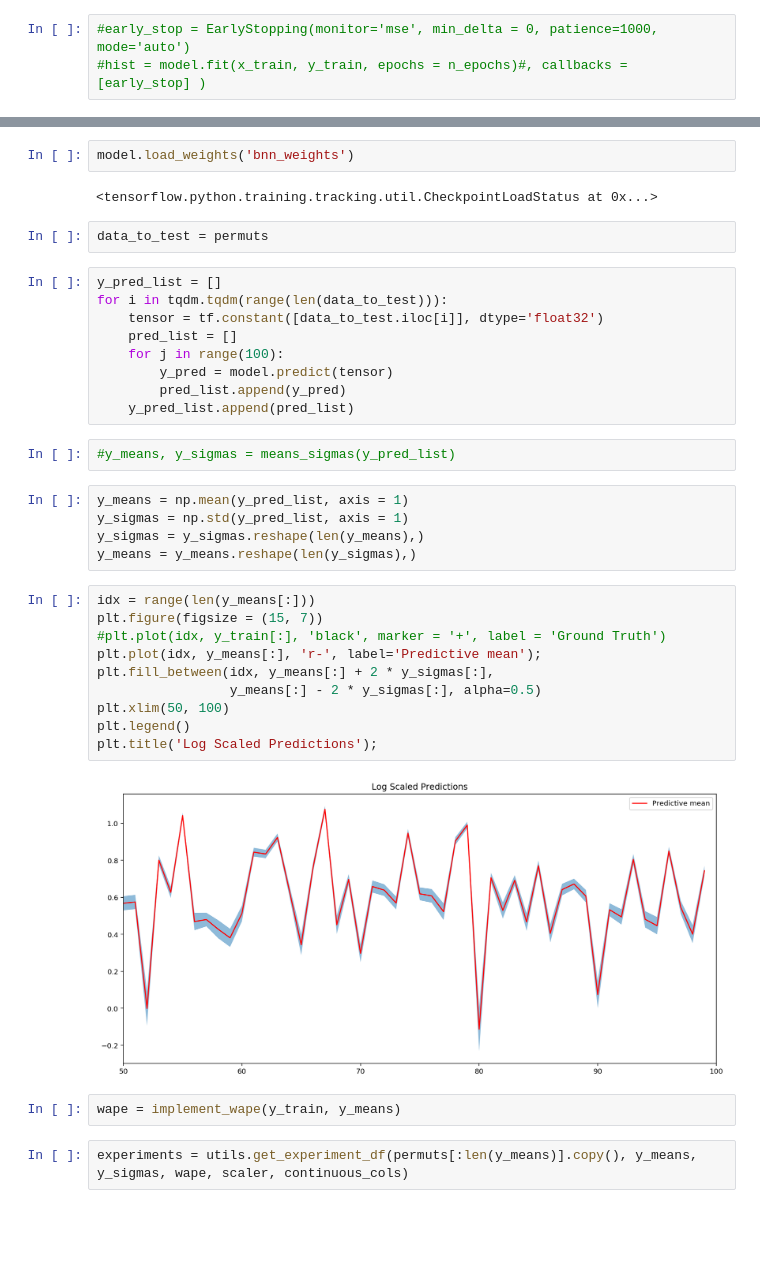
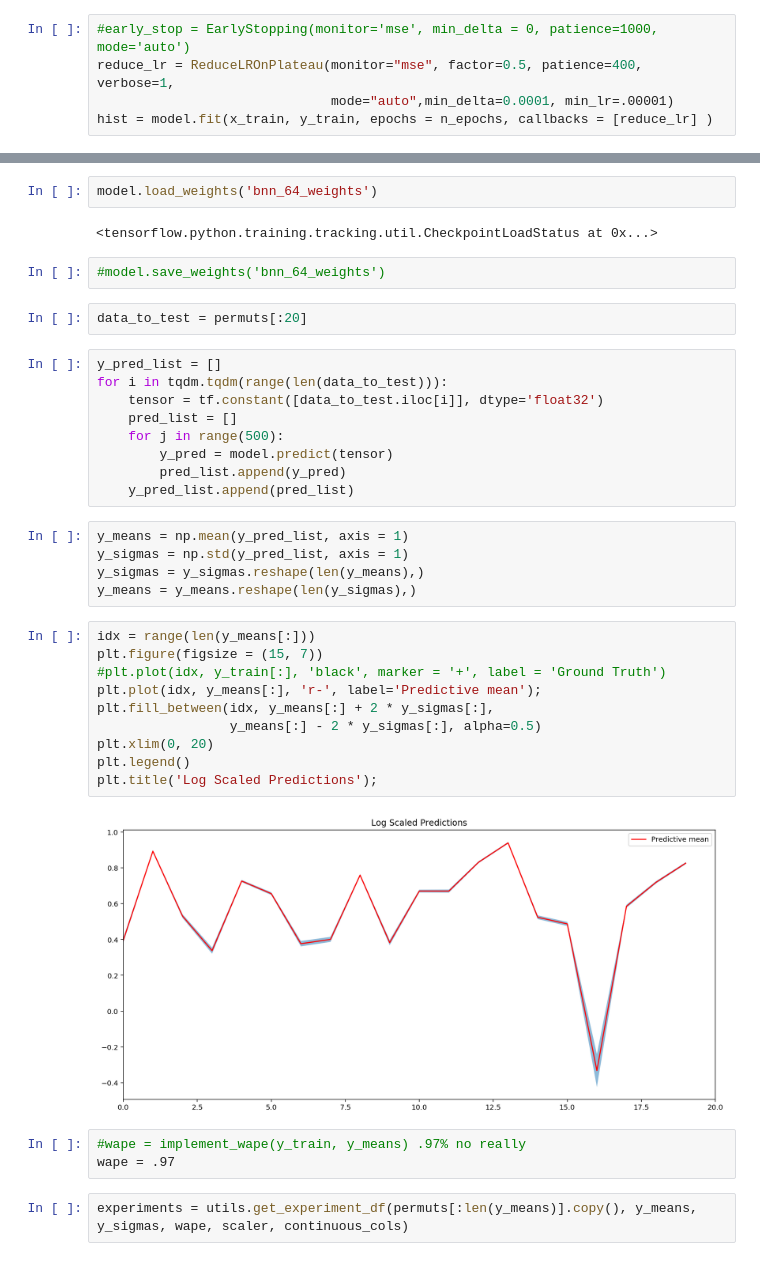
Before and after one commit to eric220/Grail, a Jupyter notebook: holy_grail_model.ipynb, the cells around one changed output, grey strips where cells are left out. Drawn from its saved outputs; the diff is of its cells as text; blank space fills up the shorter version.

Commit message:
new model arch

```diff
--- a/holy_grail_model.ipynb
+++ b/holy_grail_model.ipynb
@@ -176,4 +177,6 @@ Non-trainable params: 0
 __________________________________________________________________________________________________
 # %%
 #early_stop = EarlyStopping(monitor='mse', min_delta = 0, patience=1000, mode='auto')
-#hist = model.fit(x_train, y_train, epochs = n_epochs)#, callbacks = [early_stop] )
+reduce_lr = ReduceLROnPlateau(monitor="mse", factor=0.5, patience=400, verbose=1,
+                              mode="auto",min_delta=0.0001, min_lr=.00001)
+hist = model.fit(x_train, y_train, epochs = n_epochs, callbacks = [reduce_lr] )
@@ -180,20 +201,20 @@ ________________________________________________________________________________
 # %%
-model.load_weights('bnn_weights')
+model.load_weights('bnn_64_weights')
 # %% [output]
 <tensorflow.python.training.tracking.util.CheckpointLoadStatus at 0x...>
+# %%
+#model.save_weights('bnn_64_weights')
 # %%
-data_to_test = permuts
+data_to_test = permuts[:20]
 # %%
 y_pred_list = []
 for i in tqdm.tqdm(range(len(data_to_test))):
     tensor = tf.constant([data_to_test.iloc[i]], dtype='float32')
     pred_list = []
-    for j in range(100):
+    for j in range(500):
         y_pred = model.predict(tensor)
         pred_list.append(y_pred)
     y_pred_list.append(pred_list)
-# %%
-#y_means, y_sigmas = means_sigmas(y_pred_list)
 # %%
 y_means = np.mean(y_pred_list, axis = 1)
 y_sigmas = np.std(y_pred_list, axis = 1)
@@ -202,17 +223,18 @@ y_means = y_means.reshape(len(y_sigmas),)
 # %%
 idx = range(len(y_means[:]))
 plt.figure(figsize = (15, 7))
 #plt.plot(idx, y_train[:], 'black', marker = '+', label = 'Ground Truth')
 plt.plot(idx, y_means[:], 'r-', label='Predictive mean');
 plt.fill_between(idx, y_means[:] + 2 * y_sigmas[:],
                  y_means[:] - 2 * y_sigmas[:], alpha=0.5)
-plt.xlim(50, 100)
+plt.xlim(0, 20)
 plt.legend()
 plt.title('Log Scaled Predictions');
 # %% [output]
-[figure, old version]
+[figure, new version]
-# %%
-wape = implement_wape(y_train, y_means)
+# %%
+#wape = implement_wape(y_train, y_means) .97% no really
+wape = .97
 # %%
 experiments = utils.get_experiment_df(permuts[:len(y_means)].copy(), y_means, y_sigmas, wape, scaler, continuous_cols)
 # %%
```
Also changed, not shown: parts of 7 cells of this notebook, 1 other file.
